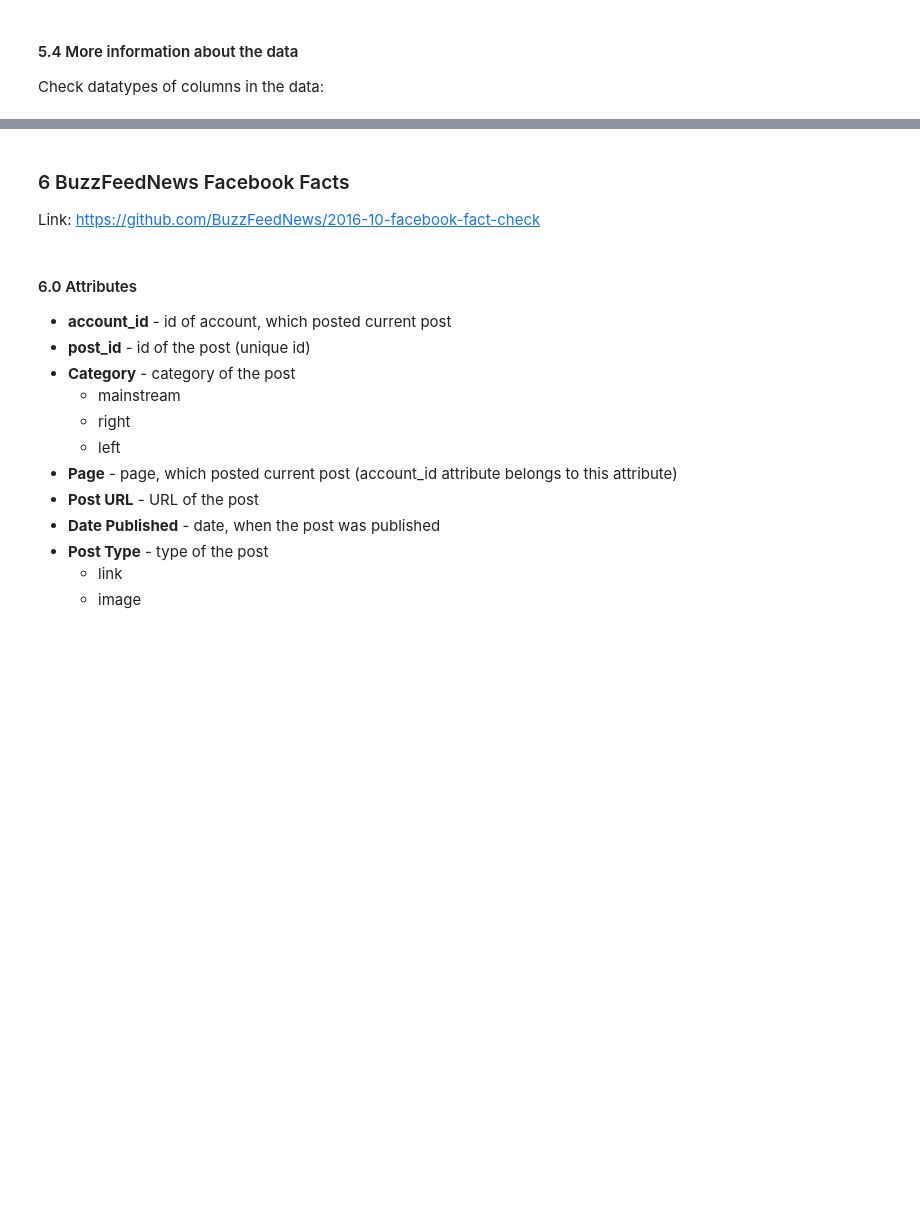
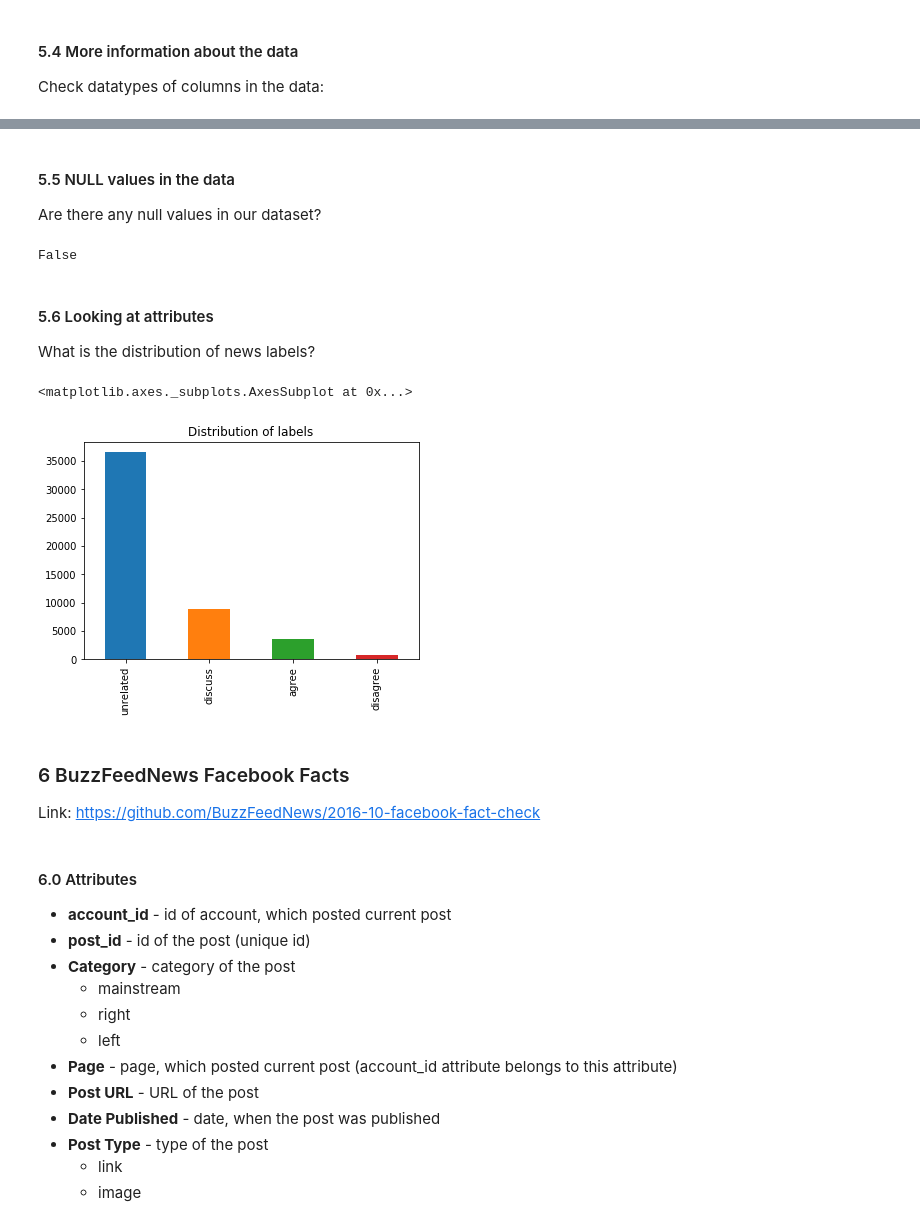
Before and after one commit to pmacinec/fake-news-datasets, a Jupyter notebook: fake_news/fake_news_datasets.ipynb, the cells around one changed output, grey strips where cells are left out. Saved outputs shown, nothing was run; the diff lists cells and outputs as text; code cells hidden in the pictures; blank space fills up the shorter version.

```diff
--- a/fake_news/fake_news_datasets.ipynb
+++ b/fake_news/fake_news_datasets.ipynb
@@ -726,3 +774,20 @@ dtype: object
+# %% [markdown]
+#### 5.5 NULL values in the data
+
+Are there any null values in our dataset?
+# %%
+dataset.isnull().values.any()
+# %% [output]
+False
+# %% [markdown]
+#### 5.6 Looking at attributes
+
+What is the distribution of news labels?
+# %%
+dataset['Stance'].value_counts().plot(kind='bar', title='Distribution of labels')
+# %% [output]
+<matplotlib.axes._subplots.AxesSubplot at 0x...>
+[figure, added]
 # %% [markdown]
 ### 6 BuzzFeedNews Facebook Facts
 Link: [https://github.com/BuzzFeedNews/2016-10-facebook-fact-check](https://github.com/BuzzFeedNews/2016-10-facebook-fact-check)
```
Also changed, not shown: parts of 14 cells of this notebook, 1 other file.
